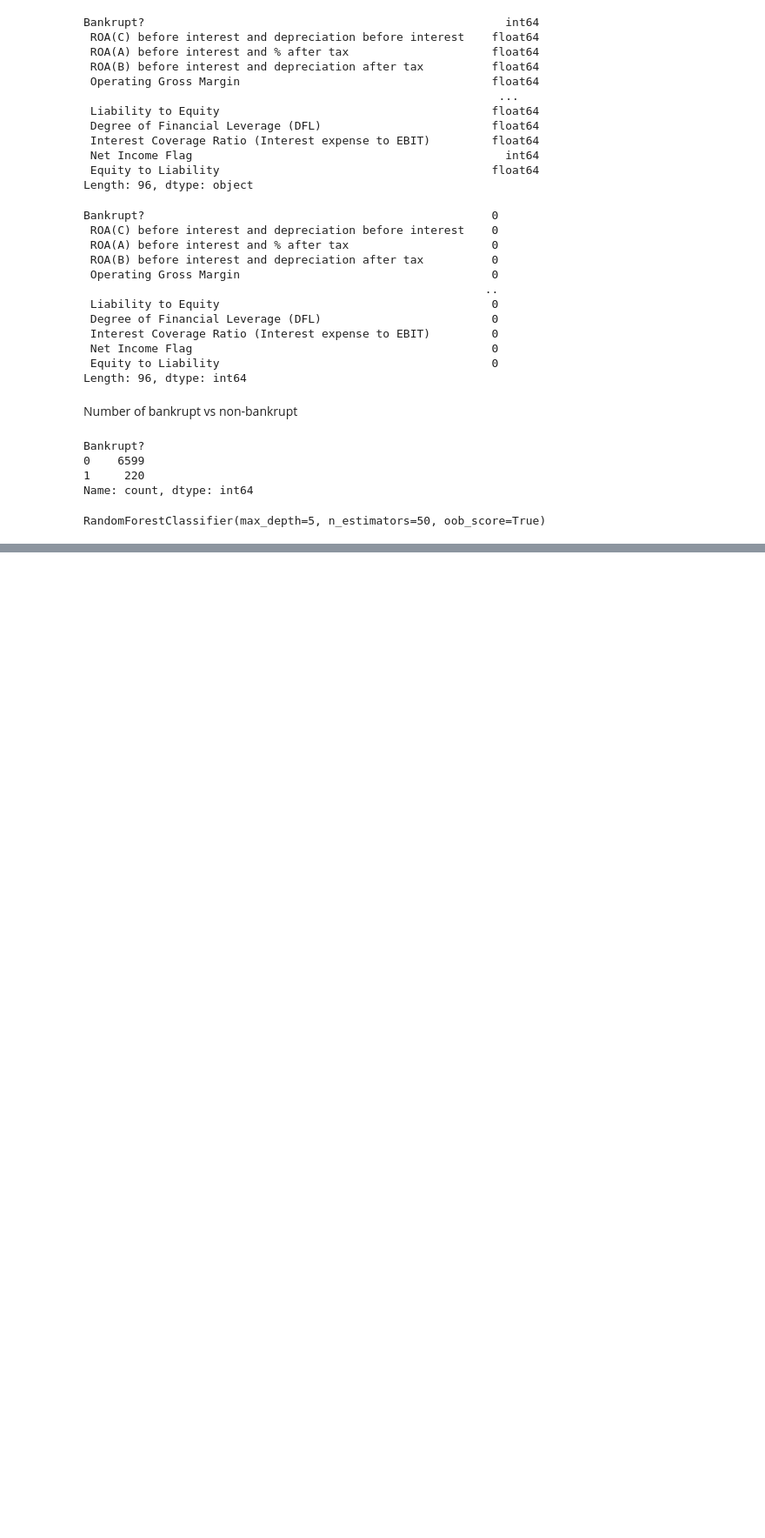
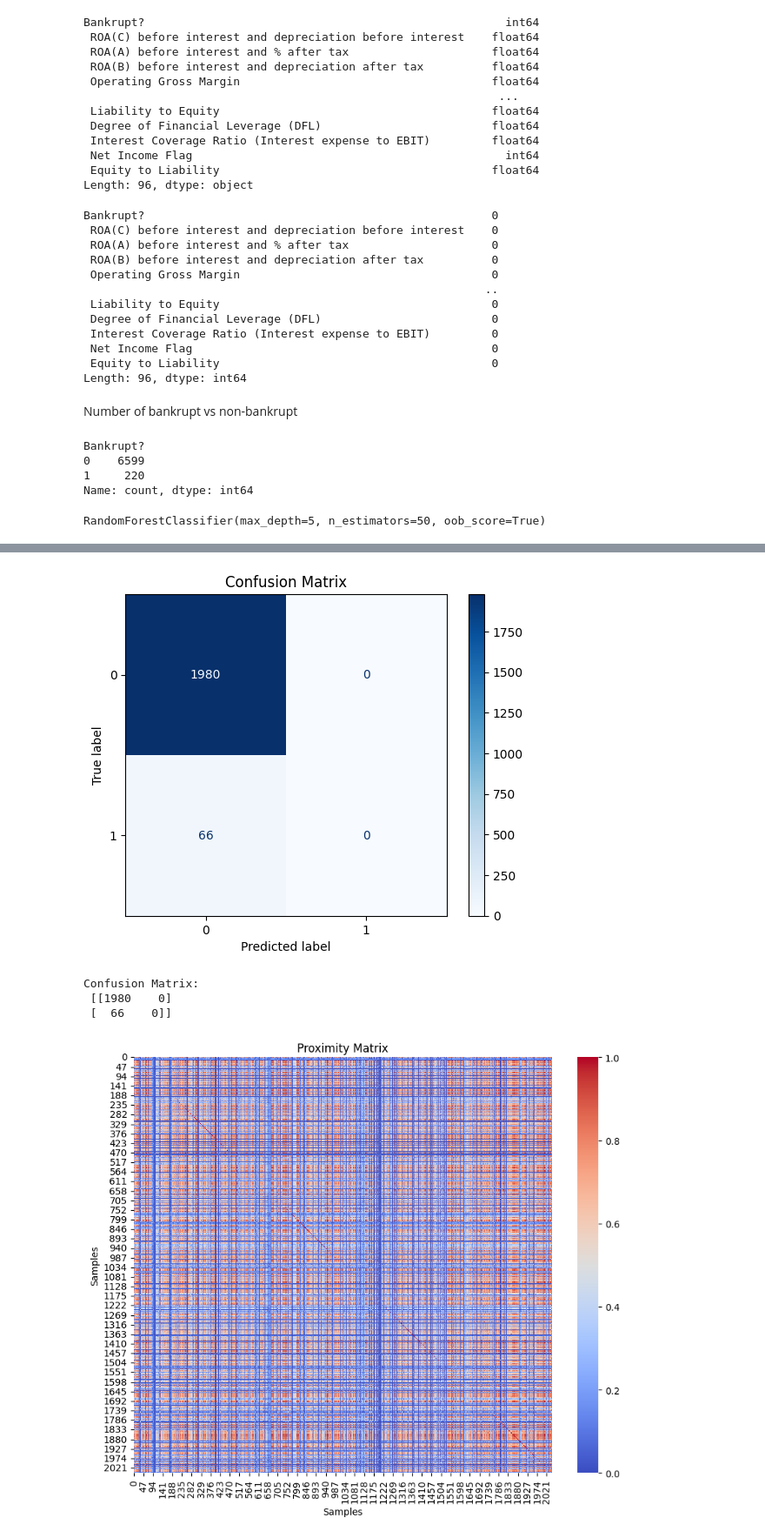
Before and after one commit to GemmaEvans0208/My-DAC-Curriculum, a Jupyter notebook: DAC-006_Machine_Learning/DAC-006-Intro_to_ML_Tutorial.ipynb, the cells around one changed output, grey strips where cells are left out. Shown at 87% size. Saved outputs shown, nothing was run; the diff lists cells and outputs as text; code cells hidden in the pictures; blank space fills up the shorter version.

```diff
--- a/DAC-006_Machine_Learning/DAC-006-Intro_to_ML_Tutorial.ipynb
+++ b/DAC-006_Machine_Learning/DAC-006-Intro_to_ML_Tutorial.ipynb
@@ -101,19 +105,22 @@ Name: count, dtype: int64
 df.rename(columns={'Bankrupt?': 'Bankrupt'},inplace=True, errors='raise')
 # %%
 # Separate features and target
-X = df.drop('Bankrupt', axis=1)  # All features except the target
+x = df.drop('Bankrupt', axis=1)  # All features except the target
 y = df['Bankrupt']               # Target feature
 # %%
 # Initialize the scaler
 scaler = StandardScaler()
-# Fit the scaler on the training data and transform it
-x_scaled = scaler.fit_transform(x)
+# Fit the scaler on the training data and transform both training and test data
+x_test_scaled = scaler.fit_transform(x)
+
 
 # Split the dataset into training and test data
 # test_size = 0.2: 20% of my sample is test data
 # random_state = some_number(doesn't matter, mostly use 42):ur split will be always the same
 # stratify = y: try to evenly distribute the values of y in each split
-x_train, x_test, y_train, y_test = train_test_split(x_scaled, y, test_size=0.2, random_state=42, stratify=y)
+x_train, x_test, y_train, y_test = train_test_split(x_test_scaled, y, test_size=0.2, random_state=42, stratify=y)
+
+x_train_scaled = scaler.fit_transform(x_train)
 # %%
 # Create Proximity matrix
 # normalize = 0: pm / n_tree
@@ -168,0 +163,12 @@ plt.show()
+# %%
+# regularization constant (strength)
+REG_CONST = 0.01
+
+# Create a model and fit it to the training data.
+# C := inverse of regularization strength
+model = LogisticRegression(penalty = 'l2',C=1/REG_CONST, max_iter = 300)
+model.fit(x_train_scaled, y_train)
+# Predict the classes of test data and measure the accuracy of test data
+y_pred = model.predict(x_test_scaled)
+acc = (y_pred == y_test).mean()
+print('\nAccuracy of test data = {:.3f}'.format(acc))
@@ -168,0 +304,24 @@ plt.show()
+# %%
+# Plot the confusion matrix
+predictions = model.predict(X_test)
+cm = confusion_matrix(y_test, predictions)
+disp = ConfusionMatrixDisplay(confusion_matrix=cm, display_labels=model.classes_)
+disp.plot(cmap=plt.cm.Blues)
+plt.title('Confusion Matrix')
+plt.show()
+print("Confusion Matrix:\n", cm)
+
+
+# Plot the proximity matrix
+plt.figure(figsize=(10, 8))
+sns.heatmap(proximity_matrix, cmap='coolwarm', cbar=True)
+plt.title("Proximity Matrix")
+plt.xlabel("Samples")
+plt.ylabel("Samples")
+plt.show()
+# %% [output]
+[figure, added]
+Confusion Matrix:
+ [[1980    0]
+ [  66    0]]
+[figure, added]
```
Also changed, not shown: parts of 8 cells of this notebook.
